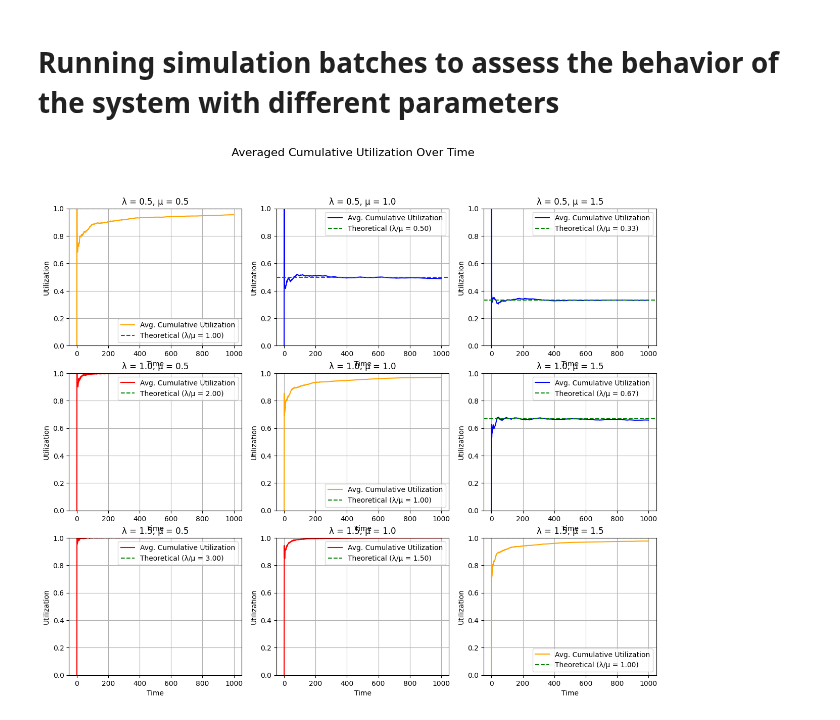
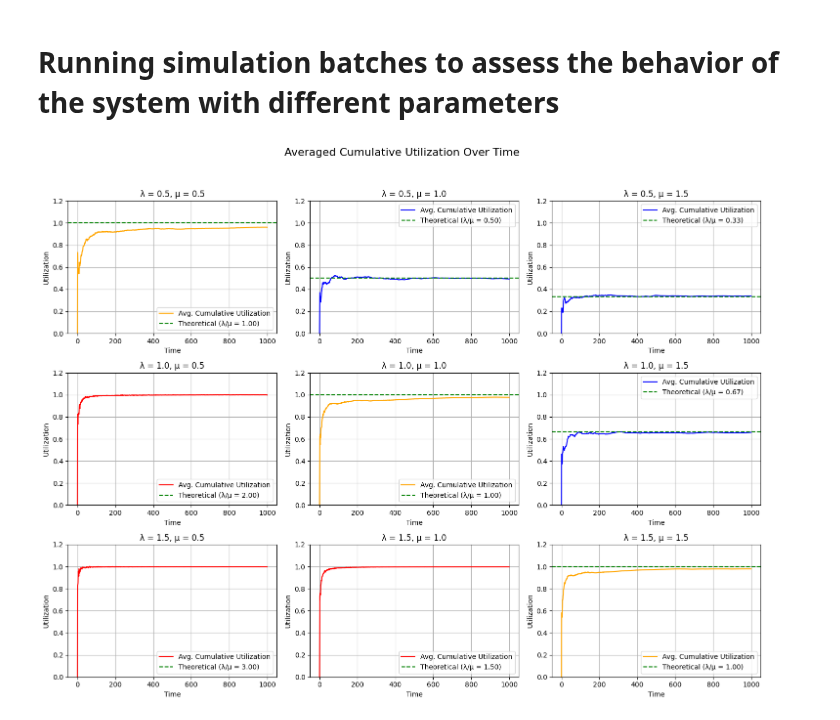
Before and after one commit to DaMole98/SPE-labs, a Jupyter notebook: HW-4/src/simulations.ipynb, the cells around one changed output. Drawn from its saved outputs; the diff is of its cells as text; code cells hidden in the pictures.

```diff
--- a/HW-4/src/simulations.ipynb
+++ b/HW-4/src/simulations.ipynb
@@ -121,10 +160,7 @@ plt.show()
 lamda_values = [0.5, 1.0, 1.5]
 mu_values = [0.5, 1.0, 1.5]
 
-# lamda_values = [0.5]
-# mu_values = [1.0]
-
-NUM_REPLICATIONS = 25
+NUM_REPLICATIONS = 10
 NUM_TIME_UNITS = 1000
 
 seeds = range(SEED, SEED + NUM_REPLICATIONS)
@@ -146,12 +182,9 @@ for lambda_ in lamda_values:
             csv_name = f"mm1_{lambda_}_{mu}_rep_{rep}"
             path_to_csv = os.path.join(os.getcwd(), "results", f"{csv_name}.csv")
             # Store metadata
-            sim_results.append({
-                "lambda": lambda_,
-                "mu": mu,
-                "replication": rep,
-                "path": path_to_csv
-            })
+            sim_results.append(
+                {"lambda": lambda_, "mu": mu, "replication": rep, "path": path_to_csv}
+            )
 
             sim = Simulator(
                 arrival_rate=lambda_,
@@ -210,33 +242,33 @@ num_plots = len(avg_utilizations)
 cols = 3  # Choose how many columns you want
 rows = math.ceil(num_plots / cols)
 
 fig, axes = plt.subplots(rows, cols, figsize=(5 * cols, 4 * rows), squeeze=False)
 
 # Plot each utilization curve in a subplot
 for idx, ((lambda_, mu), utilization_curve) in enumerate(avg_utilizations.items()):
     row, col = divmod(idx, cols)
     ax = axes[row][col]
 
     color = "blue" if mu > lambda_ else "red" if mu < lambda_ else "orange"
 
     theoretical_util = lambda_ / mu
 
     ax.plot(grid, utilization_curve, color=color, label="Avg. Cumulative Utilization")
     ax.axhline(
         theoretical_util,
         color="green",
         linestyle="--",
-        label=f"Theoretical (λ/μ = {theoretical_util:.2f})"
+        label=f"Theoretical (λ/μ = {theoretical_util:.2f})",
     )
-    ax.set_ylim(0, 1)
+    ax.set_ylim(0, 1.2)
     ax.set_xlabel("Time")
     ax.set_ylabel("Utilization")
     ax.set_title(f"λ = {lambda_}, μ = {mu}")
     ax.grid()
     ax.legend()
 
 fig.suptitle("Averaged Cumulative Utilization Over Time", fontsize=16)
 fig.tight_layout(rect=[0, 0.03, 1, 0.95])
 plt.show()
 # %% [output]
-[figure, old version]
+[figure, new version]
```
Also changed, not shown: parts of 6 cells of this notebook.
